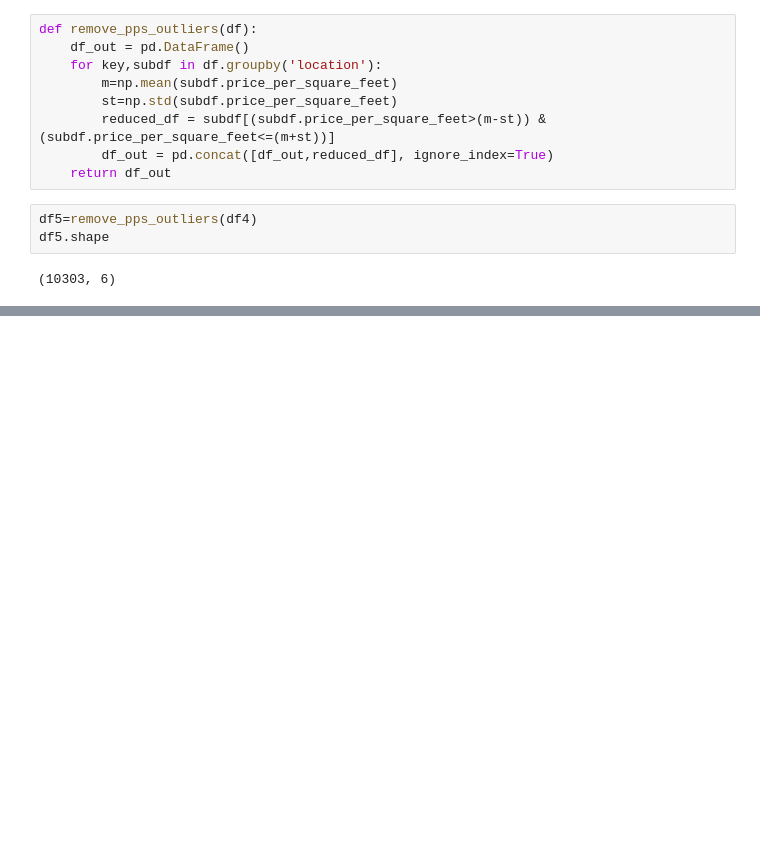
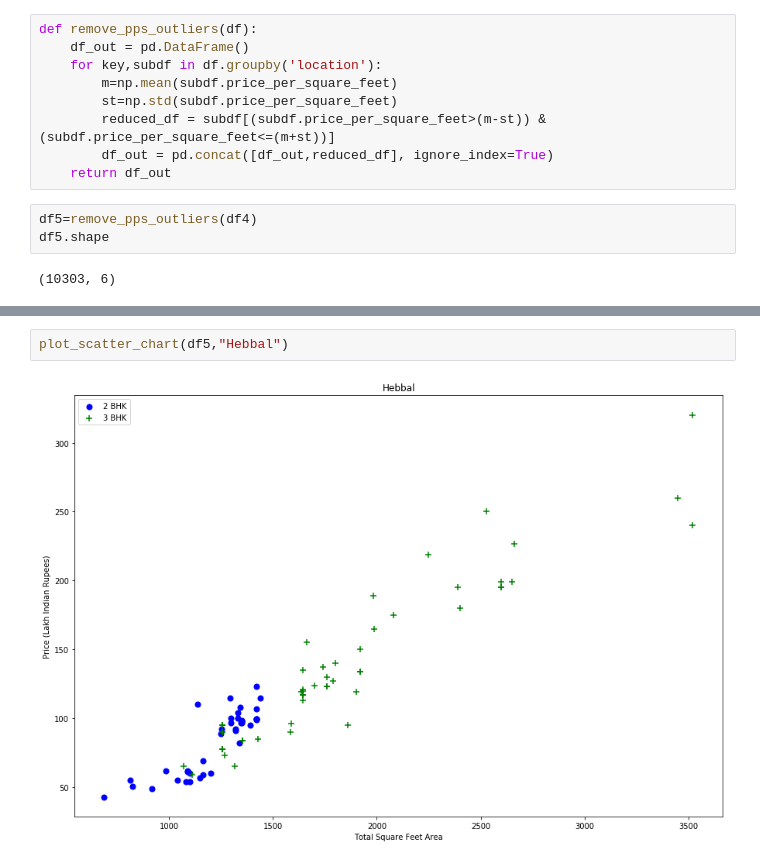
Before and after one commit to shivamchoudhury06/Real-Estate-Price-Prediction, a Jupyter notebook: Bangalore Price Prediction.ipynb, the cells around one changed output, grey strips where cells are left out. Saved outputs shown, nothing was run; the diff lists cells and outputs as text; blank space fills up the shorter version.

```diff
--- a/Bangalore Price Prediction.ipynb
+++ b/Bangalore Price Prediction.ipynb
@@ -267,0 +294,4 @@ df5.shape
+# %%
+plot_scatter_chart(df5,"Hebbal")
+# %% [output]
+[figure, added]
```
Also changed, not shown: parts of 31 cells of this notebook.
